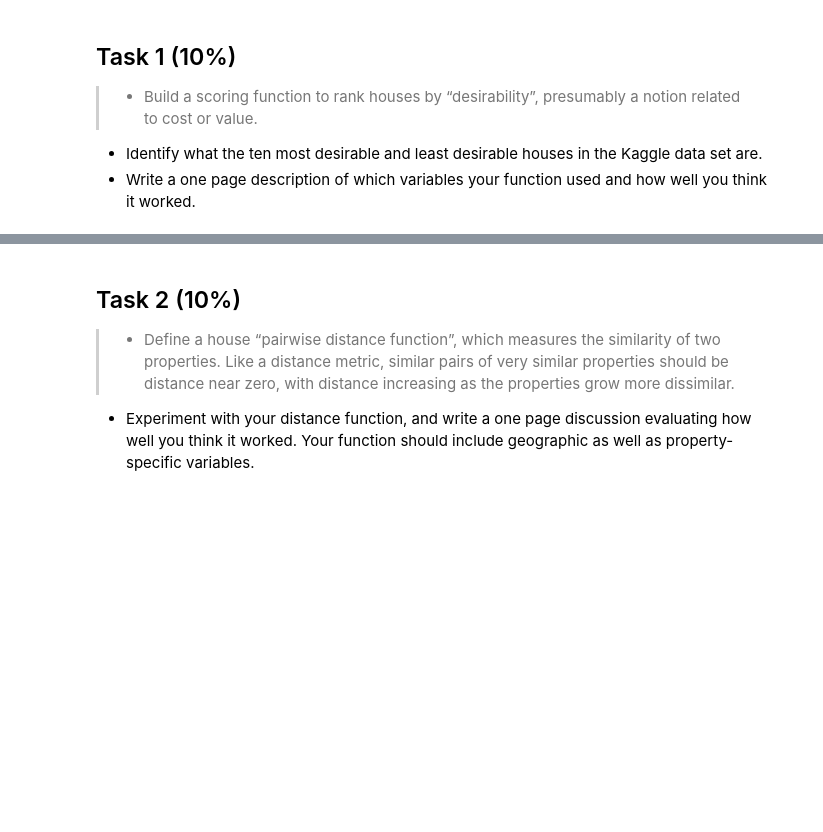
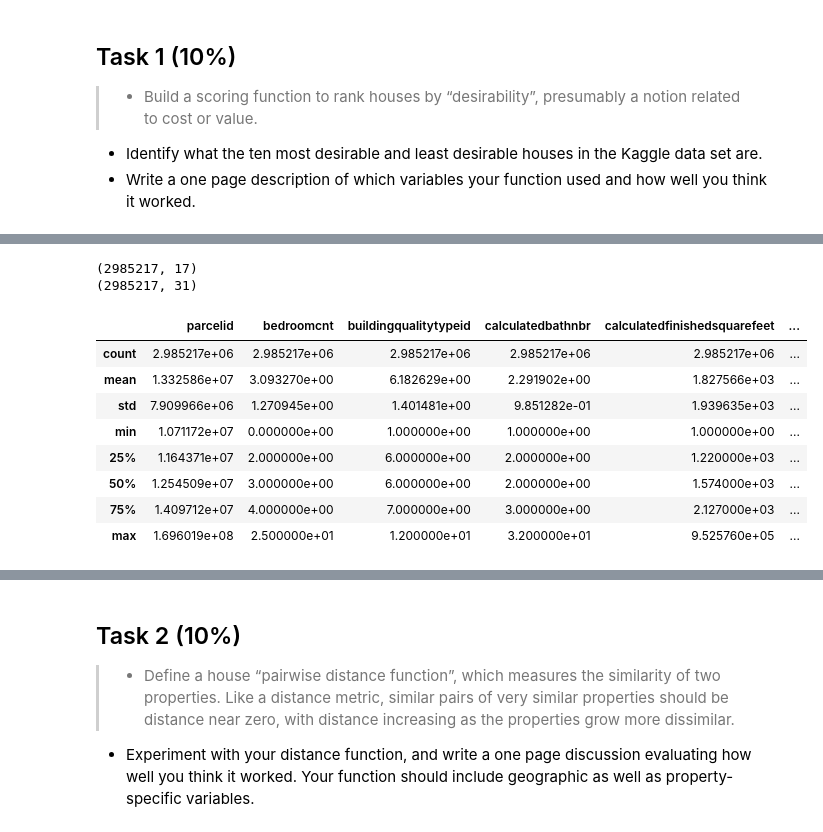
Before and after one commit to trungnguyencs/Automatic-Singing-Evaluation, a Jupyter notebook: HW3/HW3.ipynb, the cells around one changed output, grey strips where cells are left out. Saved outputs shown, nothing was run; the diff lists cells and outputs as text; code cells hidden in the pictures; blank space fills up the shorter version.

```diff
--- a/HW3/HW3.ipynb
+++ b/HW3/HW3.ipynb
@@ -36,9 +34,10 @@ df_dropped = df.drop(["hashottuborspa", "propertycountylandusecode", "propertyzo
                             "fireplaceflag", "taxdelinquencyflag", "assessmentyear",
                             "airconditioningtypeid", "buildingclasstypeid", "decktypeid",
                             "heatingorsystemtypeid", "regionidcity", "regionidcounty",
-                            "poolcnt", "fips", "buildingqualitytypeid", "threequarterbathnbr",
+                            "poolcnt", "fips", "threequarterbathnbr",
                             "regionidneighborhood", "regionidzip", "storytypeid",
                             "pooltypeid7", "rawcensustractandblock", "censustractandblock",
-                            "typeconstructiontypeid", "pooltypeid10", "pooltypeid2", "architecturalstyletypeid",
-                            "bathroomcnt", "propertylandusetypeid"], axis=1)
-df_dropped_filled0 = df_dropped.fillna(0)
+                            "typeconstructiontypeid", "pooltypeid10", "pooltypeid2",
+                            "architecturalstyletypeid", "bathroomcnt", "propertylandusetypeid"], axis=1)
+# df_dropped_filled0 = df_dropped.fillna(0)
+row, column = df_dropped.shape
@@ -68,0 +68,16 @@ dtype: object
+# %%
+print(df_dropped1.shape)
+print(df_dropped.shape)
+df_dropped1.describe()
+# %% [output]
+(2985217, 17)
+(2985217, 31)
+|  | parcelid | bedroomcnt | buildingqualitytypeid | calculatedbathnbr | calculatedfinishedsquarefeet | ... |
+| count | 2.985217e+06 | 2.985217e+06 | 2.985217e+06 | 2.985217e+06 | 2.985217e+06 | ... |
+| mean | 1.332586e+07 | 3.093270e+00 | 6.182629e+00 | 2.291902e+00 | 1.827566e+03 | ... |
+| std | 7.909966e+06 | 1.270945e+00 | 1.401481e+00 | 9.851282e-01 | 1.939635e+03 | ... |
+| min | 1.071172e+07 | 0.000000e+00 | 1.000000e+00 | 1.000000e+00 | 1.000000e+00 | ... |
+| 25% | 1.164371e+07 | 2.000000e+00 | 6.000000e+00 | 2.000000e+00 | 1.220000e+03 | ... |
+| 50% | 1.254509e+07 | 3.000000e+00 | 6.000000e+00 | 2.000000e+00 | 1.574000e+03 | ... |
+| 75% | 1.409712e+07 | 4.000000e+00 | 7.000000e+00 | 3.000000e+00 | 2.127000e+03 | ... |
+| max | 1.696019e+08 | 2.500000e+01 | 1.200000e+01 | 3.200000e+01 | 9.525760e+05 | ... |
```
Also changed, not shown: parts of 12 cells of this notebook, 6 other files.
